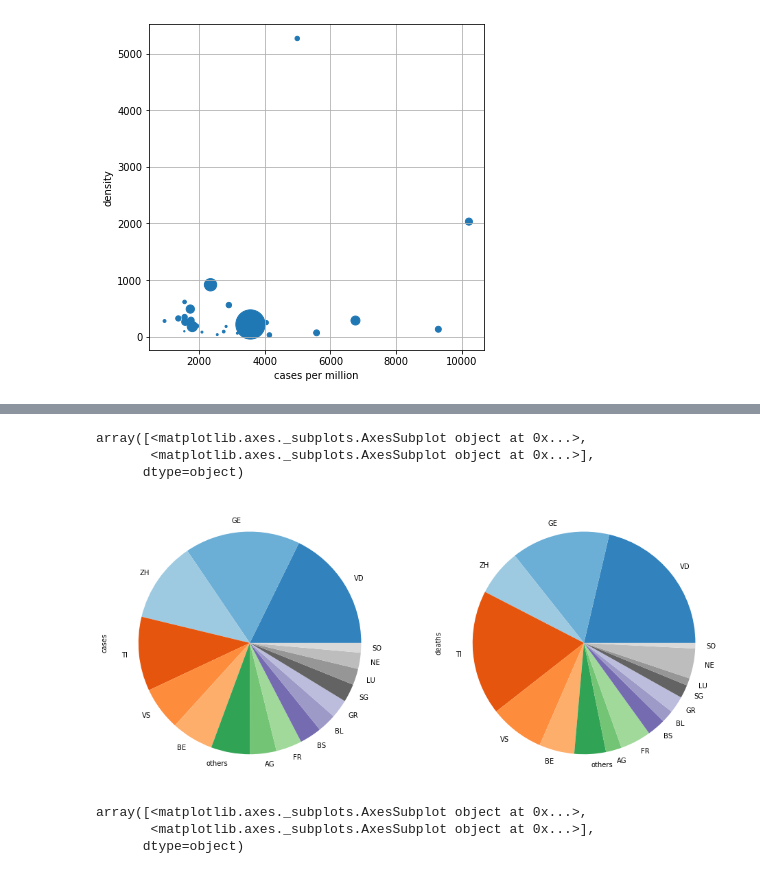
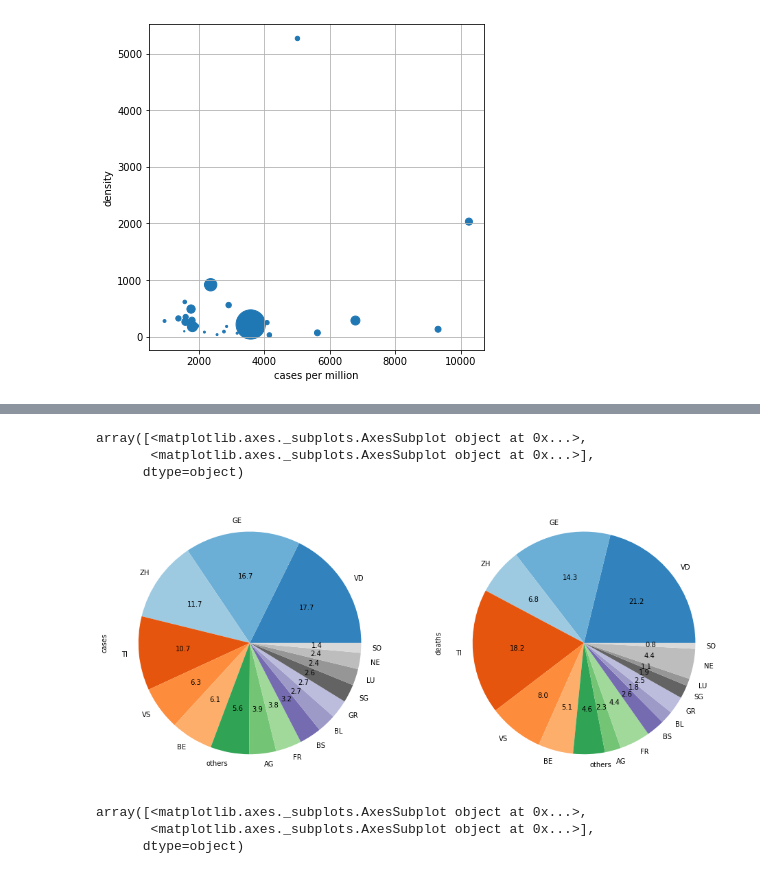
Before and after one commit to jpmieville/COVID-19_data_analyis, a Jupyter notebook: covid19_swiss.ipynb, the cells around one changed output, grey strips where cells are left out. Drawn from its saved outputs; the diff is of its cells as text; code cells hidden in the pictures.

```diff
--- a/covid19_swiss.ipynb
+++ b/covid19_swiss.ipynb
@@ -356,12 +361,12 @@ canton.rename(index={0: 'others'}, inplace=True)
 # %%
 canton.sort_values(by="cases", ascending=False, inplace=True)
 # %%
-canton.plot.pie(subplots=True, figsize=(16, 8), cmap=plt.cm.get_cmap('tab20c'), legend=False)
+canton.plot.pie(subplots=True, figsize=(16, 8), cmap=plt.cm.get_cmap('tab20c'), legend=False, autopct='%.1f')
 # %% [output]
 array([<matplotlib.axes._subplots.AxesSubplot object at 0x...>,
        <matplotlib.axes._subplots.AxesSubplot object at 0x...>],
       dtype=object)
-[figure, old version]
+[figure, new version]
 # %%
 df_summary.sort_values(by="cases per million", inplace=True, ascending=False)
 # %%
```
Also changed, not shown: parts of 37 cells of this notebook, 1 other file.
